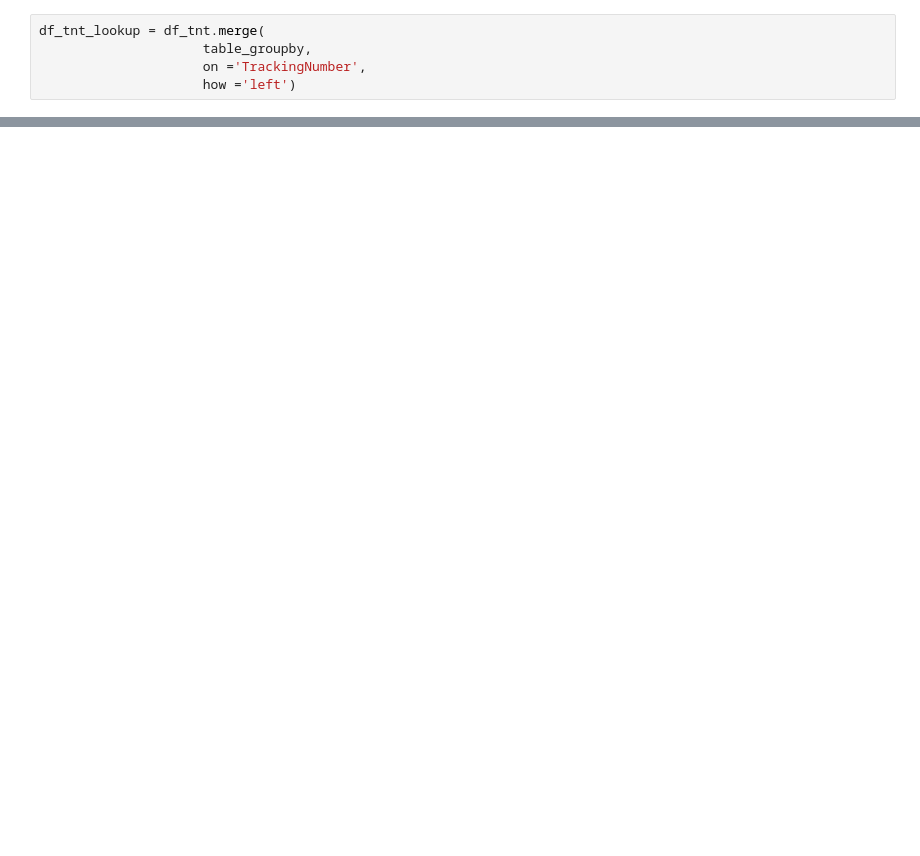
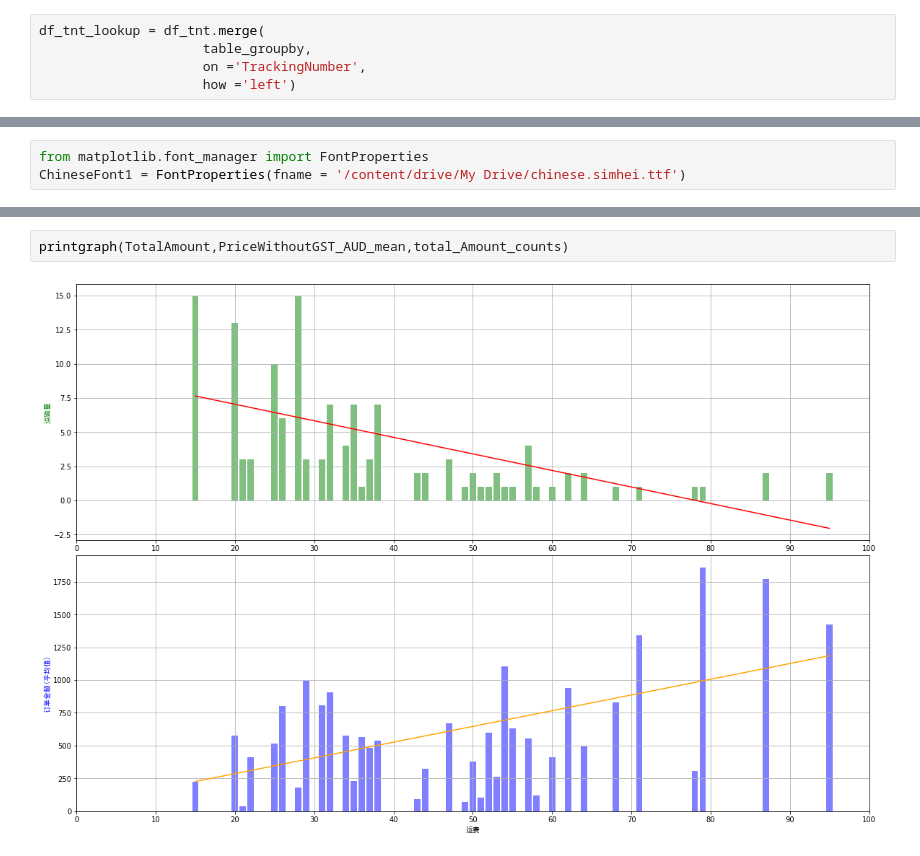
Before and after one commit to viffsi/Office_supply, a Jupyter notebook: delivery_fees.ipynb, the cells around one changed output, grey strips where cells are left out. Drawn from its saved outputs; the diff is of its cells as text; blank space fills up the shorter version.

```diff
--- a/delivery_fees.ipynb
+++ b/delivery_fees.ipynb
@@ -292,0 +389,3 @@ tempdf
+# %%
+from matplotlib.font_manager import FontProperties
+ChineseFont1 = FontProperties(fname = '/content/drive/My Drive/chinese.simhei.ttf')
@@ -292,0 +477,4 @@ tempdf
+# %%
+printgraph(TotalAmount,PriceWithoutGST_AUD_mean,total_Amount_counts)
+# %% [output]
+[figure, added]
```
Also changed, not shown: parts of 28 cells of this notebook.
